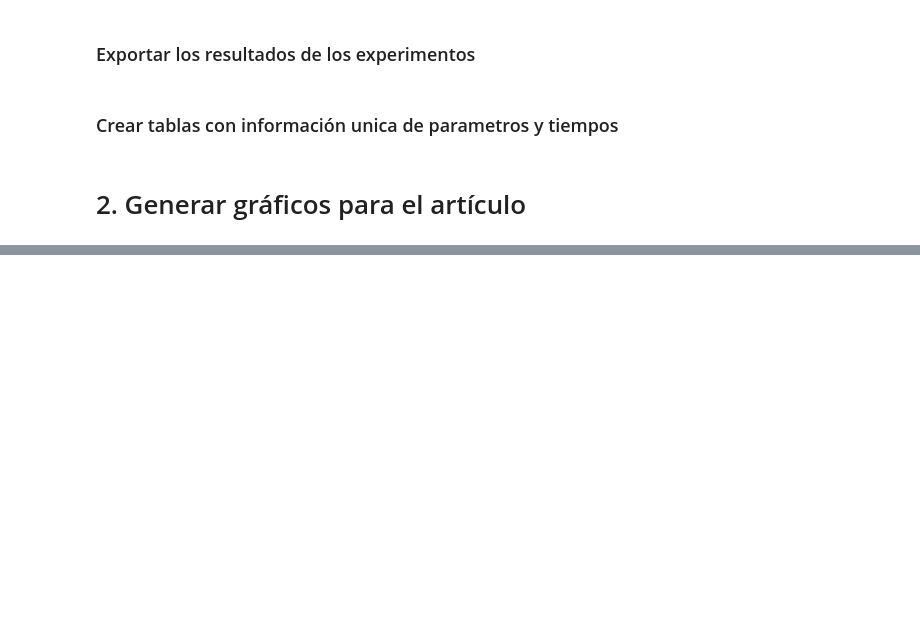
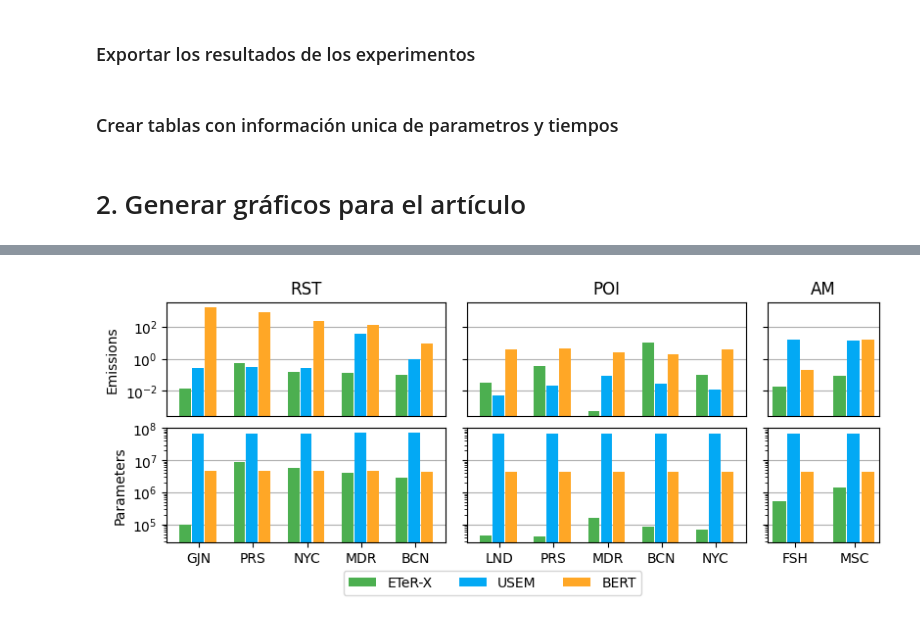
Before and after one commit to pablo-pnunez/TAVtext, a Jupyter notebook: PlotResults.ipynb, the cells around one changed output, grey strips where cells are left out. Drawn from its saved outputs; the diff is of its cells as text; code cells hidden in the pictures; blank space fills up the shorter version.

Commit message:
Mejoras en los gráficos

```diff
--- a/PlotResults.ipynb
+++ b/PlotResults.ipynb
@@ -200,7 +216,10 @@ def bar_plot_comparison(data, column_name="co2", title="Total train emissions (g
 
         for i, (model, values) in enumerate(model_values.items()):
             color = model_colors[model] # model_colors[i % len(model_colors)]  # Seleccionar un color de la lista en función de la posición del modelo
-            ax.bar(X_axis + offset - margin, values, bar_width-margin, label=model, color=color)
+            try:
+                ax.bar(X_axis + offset - margin, values, bar_width-margin, label=model, color=color)
+            except:
+                print(model, values, color, dataset)
             offset += bar_width  # Incrementar el desplazamiento para el próximo modelo
 
         ax.set_xticks(X_axis + bar_width * (len(model_values) - 1) / 2)
@@ -226,6 +245,13 @@ def bar_plot_comparison(data, column_name="co2", title="Total train emissions (g
     plt.savefig(f"output/bar_plot_{column_name}.pdf",bbox_inches='tight')
     plt.show()
 
+    return fig
+
 bar_plot_comparison(all_baseline_data, column_name="Train_time", y_scale="log", share_y=True, title="Training time (s)")
-bar_plot_comparison(all_cold_start_data, column_name="co2", y_scale="log", share_y=True, title="Train emissions (g of CO2)")
-bar_plot_comparison(all_cold_start_data, column_name="Params", y_scale="log", share_y=True, title="Model parameters")
+
+# Eliminamos el MostPop, para estos gráficos, no aportan mucho
+cold_no_pop = all_cold_start_data.loc[all_cold_start_data["Model"]!="MostPop"].reset_index(drop=True)
+cold_no_pop["Model"] = pd.Categorical(cold_no_pop["Model"], ['ETeR-X', 'USEM', 'BERT'])
+
+fig1 = bar_plot_comparison(cold_no_pop, column_name="co2", y_scale="log", share_y=True, title="Train emissions (g of CO2)")
+fig2 = bar_plot_comparison(cold_no_pop, column_name="Params", y_scale="log", share_y=True, title="Model parameters")
@@ -236,3 +260,76 @@ bar_plot_comparison(all_cold_start_data, column_name="Params", y_scale="log", sh
+# %%
+def bar_plot_comparison(data, axes, column_name="co2", title="Total train emissions (gr)", share_y=False, ylim=None, legend=True, show_title=True, show_x_labels=True, y_scale="linear"):
+    # Ordenar por modelos
+    data = data.sort_values("Model")
+    # Calcular el número de elementos en X para cada dataset
+    num_elements = data[["Set", "Subset"]].drop_duplicates().groupby("Set", sort=False)["Subset"].size().values.tolist()
+    sets = data["Set"].unique()
+    models = data["Model"].unique()
+
+    # Normalizar los anchos de los subplots para que el total sea 1
+    total_elements = sum(num_elements)
+    relative_widths = [n / total_elements for n in num_elements]
+
+    # Iterar sobre los datasets y sus correspondientes ejes
+    for plot_idx, (dataset, ax) in enumerate(zip(sets, axes.flatten())):
+        X = data[data["Set"]==dataset]["Subset"].unique().tolist()
+        model_values = data[data["Set"]==dataset].groupby("Model", sort=False).apply(lambda x: x[column_name].values.tolist()).to_frame().to_dict()[0]
+
+        X_axis = np.arange(len(X))
+
+        bar_width = 0.7 / len(model_values)  # Ajustar el ancho de las barras
+        offset = 0  # Inicializar el desplazamiento
+        margin = 0.02
+
+        for i, (model, values) in enumerate(model_values.items()):
+            color = model_colors[model]
+            try:
+                ax.bar(X_axis + offset - margin, values, bar_width-margin, label=model, color=color)
+            except:
+                print(model, values, color, dataset)
+            offset += bar_width  # Incrementar el desplazamiento para el próximo modelo
+
+        if show_x_labels:
+            ax.set_xticks(X_axis + bar_width * (len(model_values) - 1) / 2)
+            ax.set_xticklabels(X)  # Ajustar las etiquetas del eje X
+        else:
+            ax.set_xticks([])
+
+        if plot_idx==0: ax.set_ylabel(title)
+
+        if share_y and ylim is not None: ax.set_ylim(ylim)
+        if show_title: ax.set_title(dataset)
+        ax.set_axisbelow(True)
+        ax.grid(axis="y")
+        ax.set_yscale(y_scale)
+
+    return ax
+
+data = cold_no_pop
+num_elements = data[["Set", "Subset"]].drop_duplicates().groupby("Set", sort=False)["Subset"].size().values.tolist()
+sets = data["Set"].unique()
+models = data["Model"].unique()
+
+# Normalizar los anchos de los subplots para que el total sea 1
+total_elements = sum(num_elements)
+relative_widths = [n / total_elements for n in num_elements]
+
+fig, ax = plt.subplots(2, 3, figsize=(sum(num_elements) * .6+1, 3.5), gridspec_kw={'width_ratios': relative_widths}, sharey='row')
+
+bar_plot_comparison(cold_no_pop, ax[0,:], column_name="co2", y_scale="log", share_y=True, show_x_labels=False, title="Emissions")
+bar_plot_comparison(cold_no_pop, ax[1,:], column_name="Params", y_scale="log", share_y=True, show_title=False, title="Parameters")
+
+handles, labels = ax[0,0].get_legend_handles_labels()
+fig.legend(handles, labels, loc='lower center', bbox_to_anchor=(0.5, -0.025), ncol=3)
+
+plt.tight_layout()
+fig.subplots_adjust(wspace=0.1, hspace=0.1, top=0.85, bottom=0.15)
+
+plt.savefig(f"output/bar_plot_co2_params.pdf",bbox_inches='tight')
+
+plt.show()
+# %% [output]
+[figure, added]
 # %%
 def polar_plot_comparison(data, metrics=["NDCG@10", "Recall@10"], output_file="polar_plot.pdf"):
 
```
Also changed, not shown: parts of 4 cells of this notebook, 12 other files.
